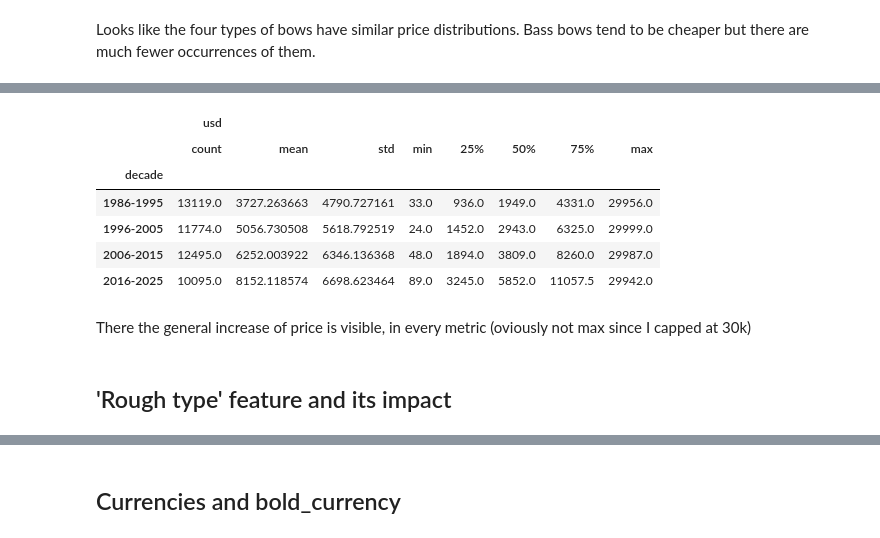
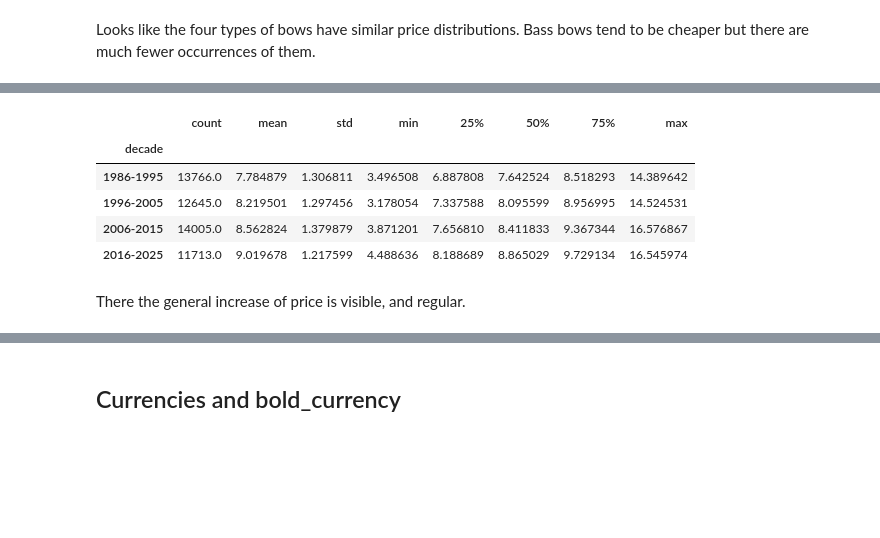
Before and after one commit to Erdos-Projects/spring-2026-valuation-of-stringed-instruments-II, a Jupyter notebook: exploratory_data_analysis.ipynb, the cells around one changed output, grey strips where cells are left out. Saved outputs shown, nothing was run; the diff lists cells and outputs as text; code cells hidden in the pictures; blank space fills up the shorter version.

```diff
--- a/exploratory_data_analysis.ipynb
+++ b/exploratory_data_analysis.ipynb
@@ -144,2 +357,0 @@ def year(date):
-# %%
-sales['year']=sales.sale_date.apply(year)
@@ -253,0 +404,2 @@ sns.boxplot(data=data_bow,x='usd',hue='type')
+# %%
+sales['log_usd']=sales.usd.apply(np.log)
@@ -291,7 +556,11 @@ Perhaps year is not the best period to look at. I'll include the decade (1986-95
+# %%
+mask_recent=sales.sale_date.dt.year>1985
+sales_recent=sales[mask_recent]
+sales_recent['year']=sales.sale_date.dt.year
 # %%
 def decade(year):
     a=(year-1986) // 10
     return f"{1986+10*a}-{1986+10*a+9}"
 # %%
-sales_moder=sales_moder[sales_moder["year"]<2026]
-sales_moder["decade"]=sales_moder["year"].apply(decade)
+sales_recent=sales_recent[sales_recent["year"]<2026]
+sales_recent["decade"]=sales_recent["year"].apply(decade)
@@ -298,14 +583,11 @@ sales_moder["decade"]=sales_moder["year"].apply(decade)
 # %%
-sales_recent[['usd','decade']].groupby('decade').describe()
+sales_recent.groupby('decade')['log_usd'].describe()
 # %% [output]
-|  | usd |  |  |  |  |  |  |  |
 |  | count | mean | std | min | 25% | 50% | 75% | max |
 | decade |  |  |  |  |  |  |  |  |
-| 1986-1995 | 13119.0 | 3727.263663 | 4790.727161 | 33.0 | 936.0 | 1949.0 | 4331.0 | 29956.0 |
-| 1996-2005 | 11774.0 | 5056.730508 | 5618.792519 | 24.0 | 1452.0 | 2943.0 | 6325.0 | 29999.0 |
-| 2006-2015 | 12495.0 | 6252.003922 | 6346.136368 | 48.0 | 1894.0 | 3809.0 | 8260.0 | 29987.0 |
-| 2016-2025 | 10095.0 | 8152.118574 | 6698.623464 | 89.0 | 3245.0 | 5852.0 | 11057.5 | 29942.0 |
+| 1986-1995 | 13766.0 | 7.784879 | 1.306811 | 3.496508 | 6.887808 | 7.642524 | 8.518293 | 14.389642 |
+| 1996-2005 | 12645.0 | 8.219501 | 1.297456 | 3.178054 | 7.337588 | 8.095599 | 8.956995 | 14.524531 |
+| 2006-2015 | 14005.0 | 8.562824 | 1.379879 | 3.871201 | 7.656810 | 8.411833 | 9.367344 | 16.576867 |
+| 2016-2025 | 11713.0 | 9.019678 | 1.217599 | 4.488636 | 8.188689 | 8.865029 | 9.729134 | 16.545974 |
 # %% [markdown]
-There the general increase of price is visible, in every metric (oviously not max since I capped at 30k)
+There the general increase of price is visible, and regular.
-# %% [markdown]
-## 'Rough type' feature and its impact
```
Also changed, not shown: parts of 155 cells of this notebook.
